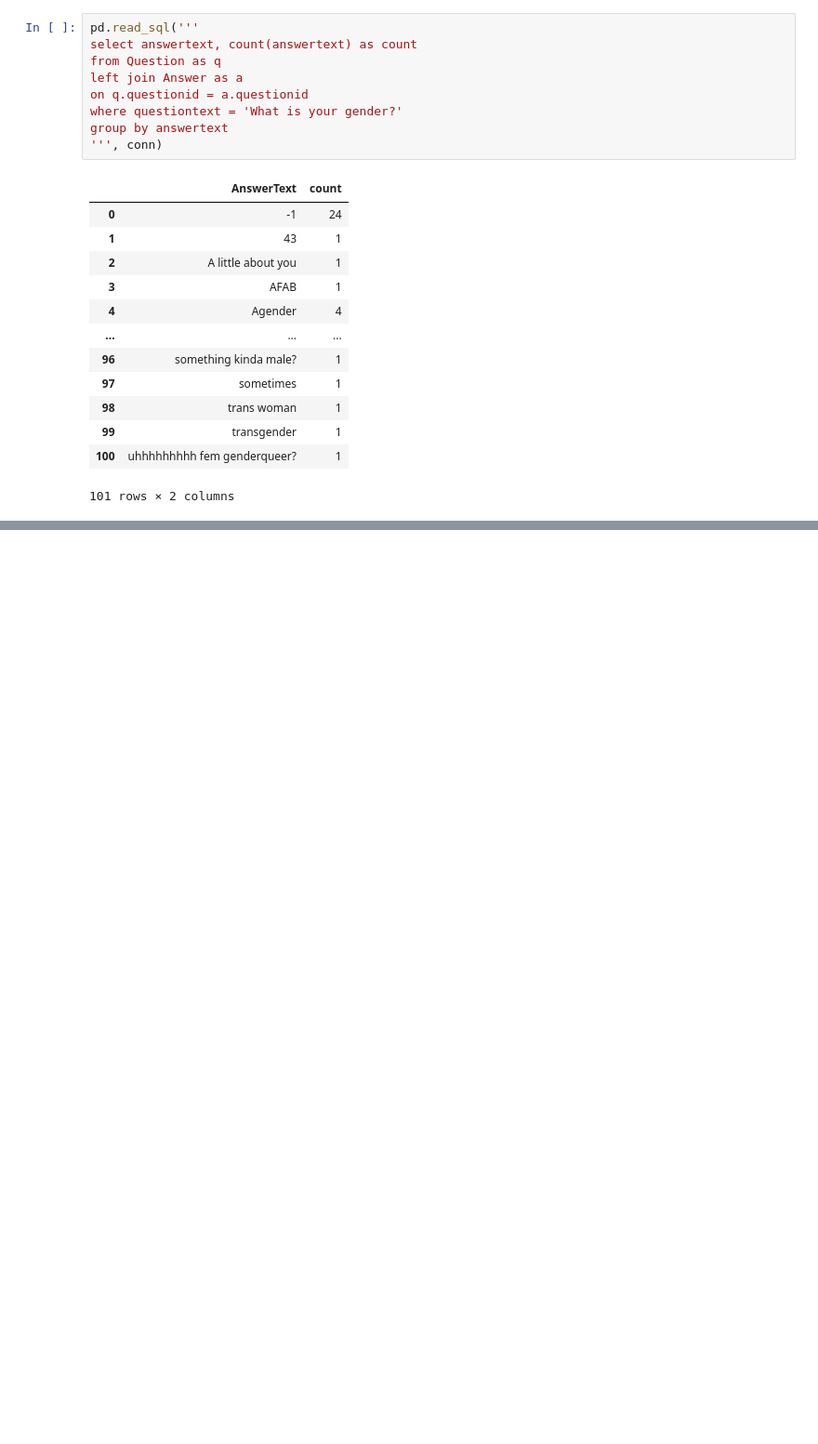
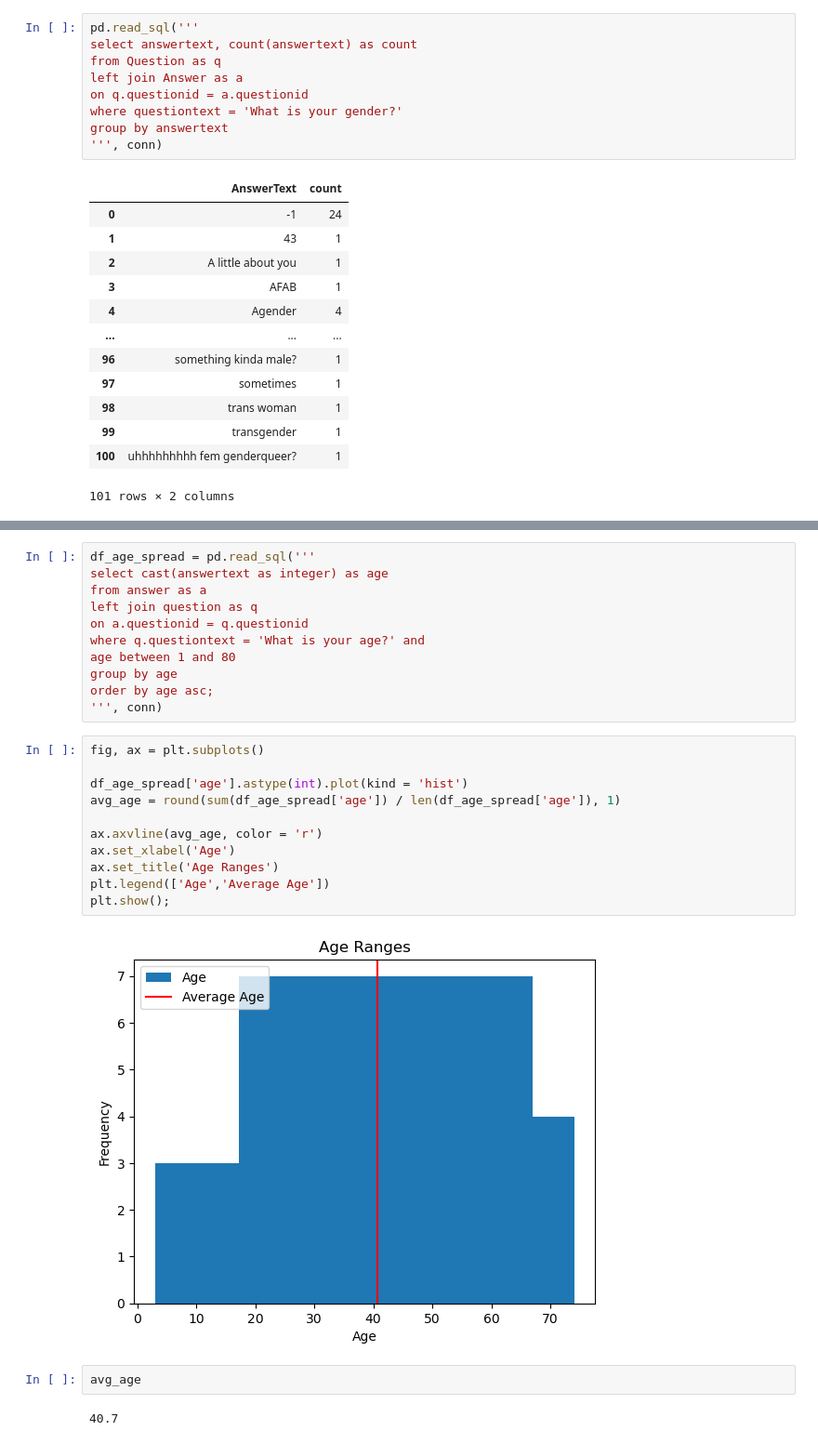
Before and after one commit to Djohnson1313/mental_health_sql, a Jupyter notebook: mental_health_analysis.ipynb, the cells around one changed output, grey strips where cells are left out. Shown at 93% size. Saved outputs shown, nothing was run; the diff lists cells and outputs as text; blank space fills up the shorter version.

```diff
--- a/mental_health_analysis.ipynb
+++ b/mental_health_analysis.ipynb
@@ -253,0 +280,28 @@ plt.show();
+# %%
+df_age_spread = pd.read_sql('''
+select cast(answertext as integer) as age
+from answer as a
+left join question as q
+on a.questionid = q.questionid
+where q.questiontext = 'What is your age?' and
+age between 1 and 80
+group by age
+order by age asc;
+''', conn)
+# %%
+fig, ax = plt.subplots()
+
+df_age_spread['age'].astype(int).plot(kind = 'hist')
+avg_age = round(sum(df_age_spread['age']) / len(df_age_spread['age']), 1)
+
+ax.axvline(avg_age, color = 'r')
+ax.set_xlabel('Age')
+ax.set_title('Age Ranges')
+plt.legend(['Age','Average Age'])
+plt.show();
+# %% [output]
+[figure, added]
+# %%
+avg_age
+# %% [output]
+40.7
```
Also changed, not shown: parts of 11 cells of this notebook.
